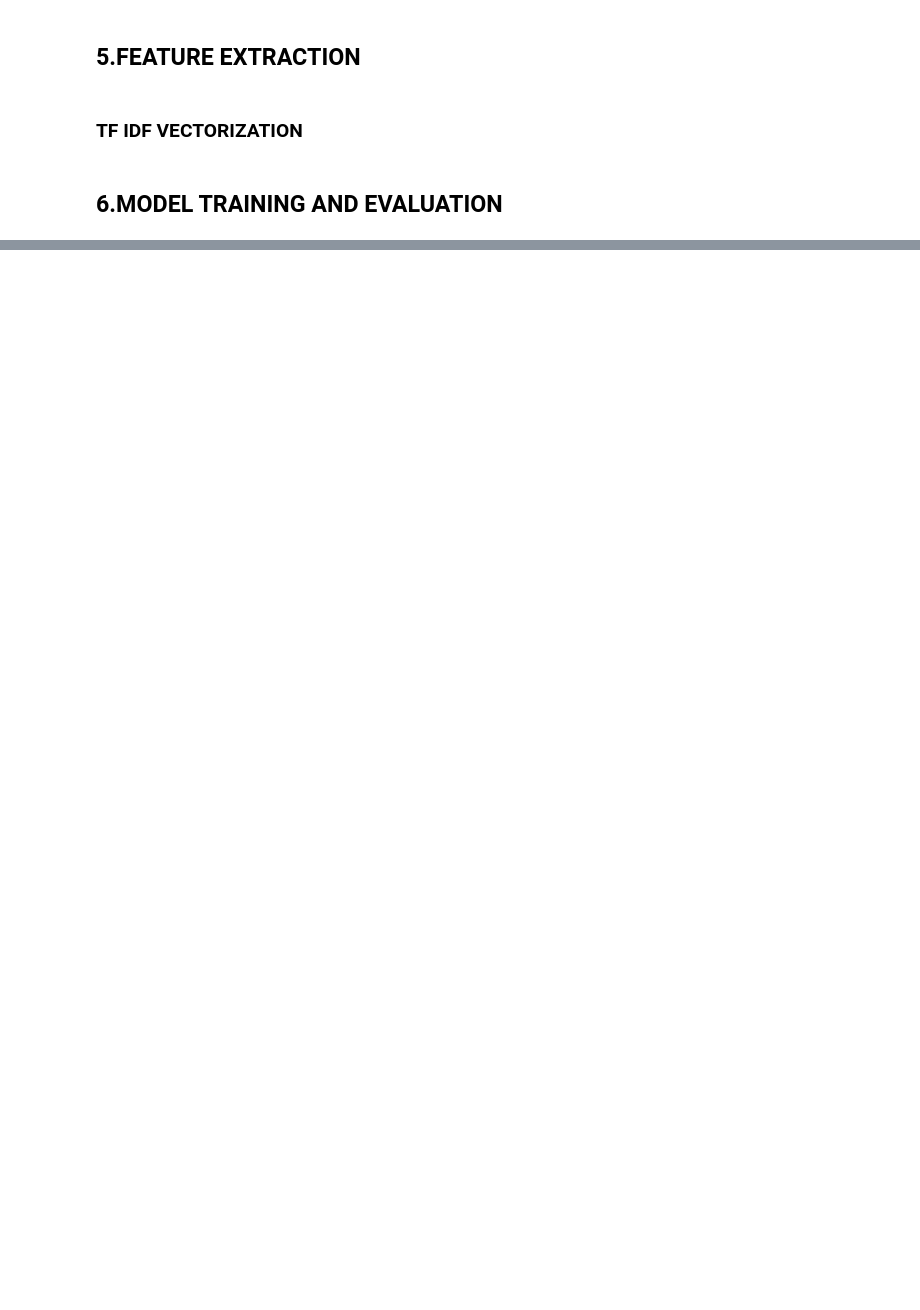
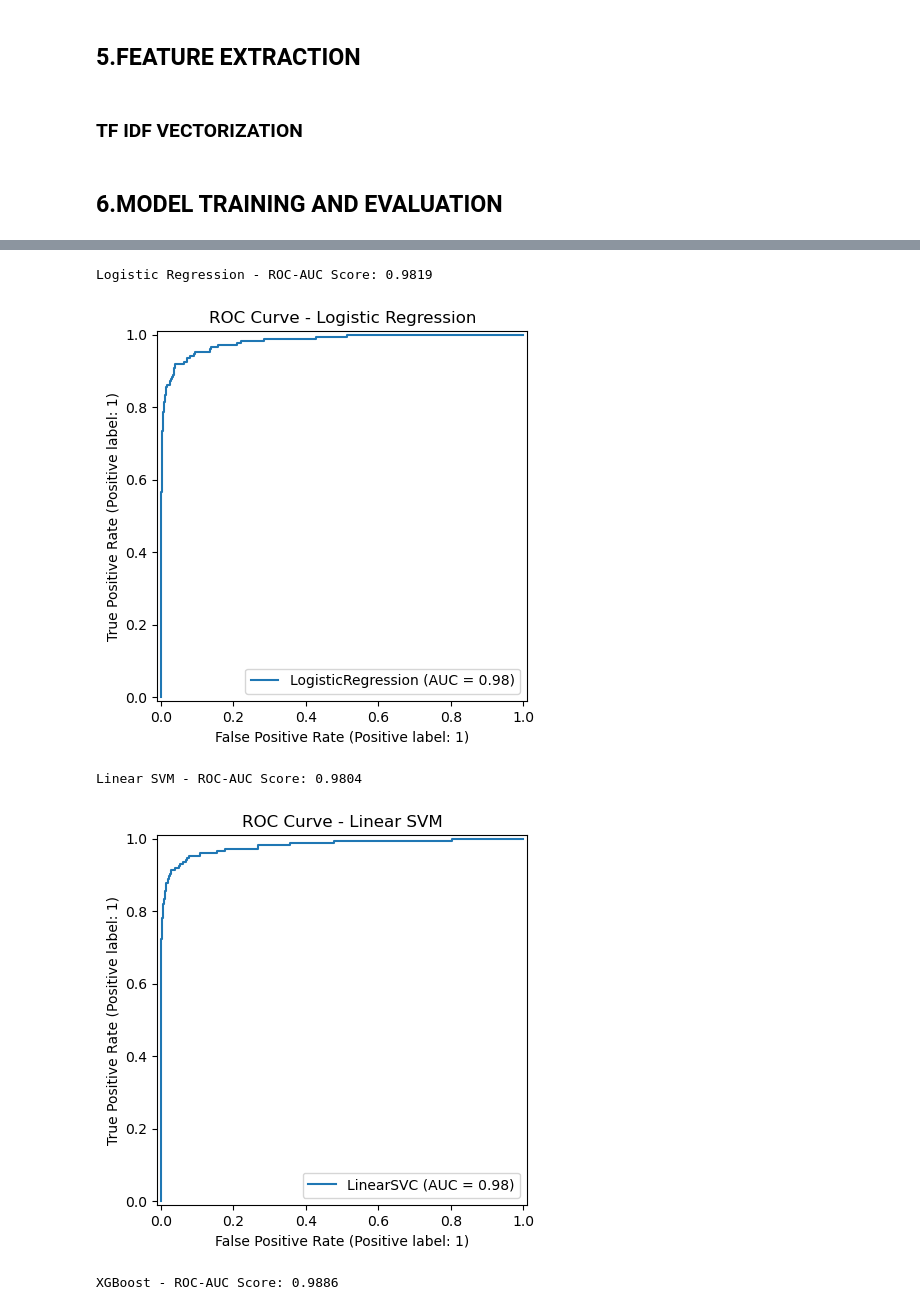
Before and after one commit to 02081999/FAKE-JOB-DETECTOR, a Jupyter notebook: FAKE_JOB_DETECTOR.ipynb, the cells around one changed output, grey strips where cells are left out. Cells and saved outputs as stored; diff of their text form; code cells hidden in the pictures; blank space fills up the shorter version.

```diff
--- a/FAKE_JOB_DETECTOR.ipynb
+++ b/FAKE_JOB_DETECTOR.ipynb
@@ -582,0 +387,32 @@ ROC-AUC = 0.98 means excellent separability.
+# %%
+from sklearn.metrics import roc_auc_score, RocCurveDisplay
+import matplotlib.pyplot as plt
+
+# Dictionary of trained models
+models = {
+    "Logistic Regression": lr,
+    "Linear SVM": svm,
+    "XGBoost": xgb
+}
+
+for name, model in models.items():
+    # Get probability scores or decision function
+    if hasattr(model, "predict_proba"):
+        y_scores = model.predict_proba(X_test)[:, 1]  # Probability of class 1
+    else:
+        y_scores = model.decision_function(X_test)   # SVM/Linear models
+
+    # Compute ROC-AUC
+    auc = roc_auc_score(y_test, y_scores)
+    print(f"{name} - ROC-AUC Score: {auc:.4f}")
+
+    # Plot ROC curve
+    RocCurveDisplay.from_estimator(model, X_test, y_test)
+    plt.title(f"ROC Curve - {name}")
+    plt.show()
+# %% [output]
+Logistic Regression - ROC-AUC Score: 0.9819
+[figure, added]
+Linear SVM - ROC-AUC Score: 0.9804
+[figure, added]
+XGBoost - ROC-AUC Score: 0.9886
```
Also changed, not shown: parts of 46 cells of this notebook.
